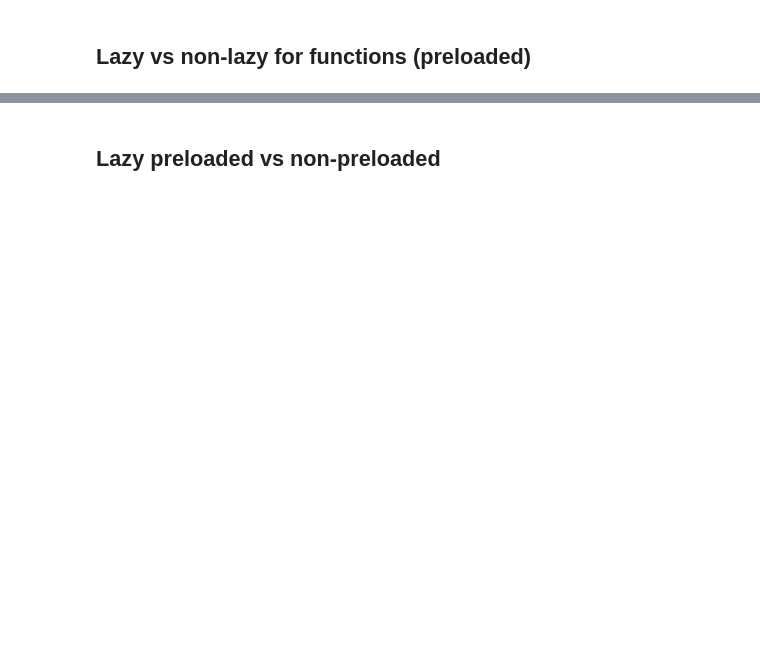
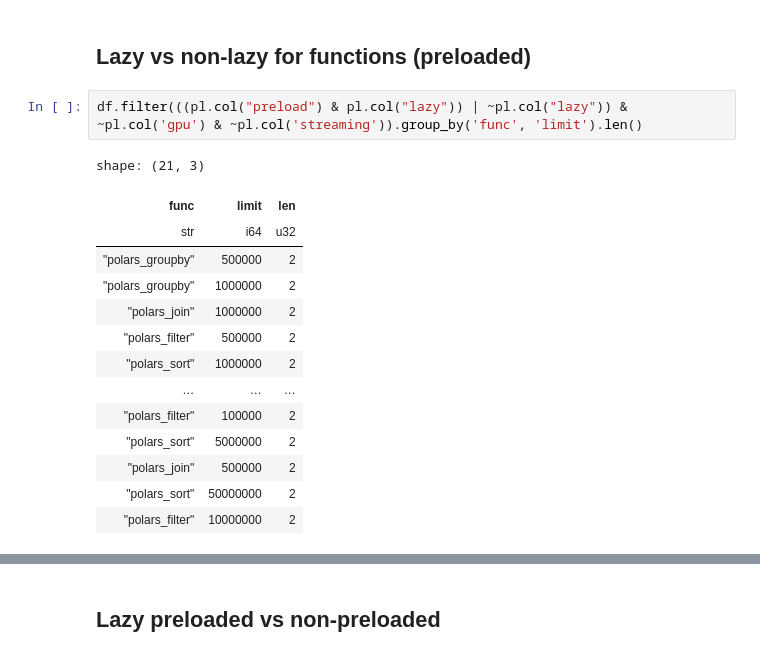
Before and after one commit to Baukebrenninkmeijer/polars-pyspark-pandas-comparison, a Jupyter notebook: results/analysis.ipynb, the cells around one changed output, grey strips where cells are left out. Saved outputs shown, nothing was run; the diff lists cells and outputs as text; blank space fills up the shorter version.

```diff
--- a/results/analysis.ipynb
+++ b/results/analysis.ipynb
@@ -267,3 +268,20 @@ def normal_boxplot(
     return c
 # %% [markdown]
 ## Lazy vs non-lazy for functions (preloaded)
+# %%
+df.filter(((pl.col("preload") & pl.col("lazy")) | ~pl.col("lazy")) & ~pl.col('gpu') & ~pl.col('streaming')).group_by('func', 'limit').len()
+# %% [output]
+shape: (21, 3)
+| func | limit | len |
+| str | i64 | u32 |
+| "polars_groupby" | 500000 | 2 |
+| "polars_groupby" | 1000000 | 2 |
+| "polars_join" | 1000000 | 2 |
+| "polars_filter" | 500000 | 2 |
+| "polars_sort" | 1000000 | 2 |
+| … | … | … |
+| "polars_filter" | 100000 | 2 |
+| "polars_sort" | 5000000 | 2 |
+| "polars_join" | 500000 | 2 |
+| "polars_sort" | 50000000 | 2 |
+| "polars_filter" | 10000000 | 2 |
```
Also changed, not shown: parts of 14 cells of this notebook, 5 other files.
